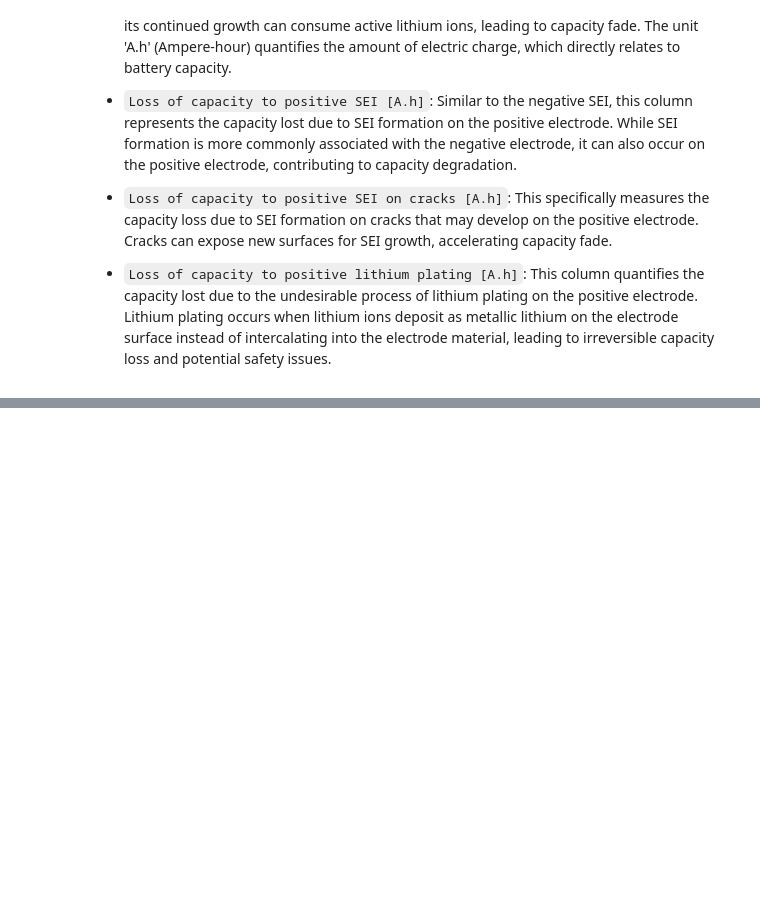
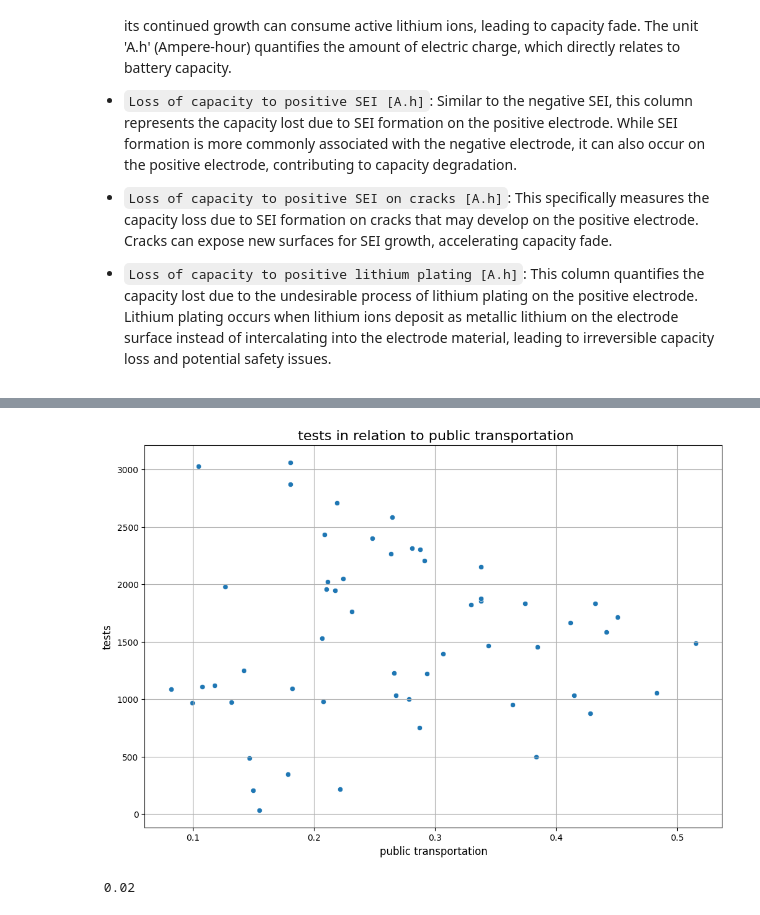
Before and after one commit to Amyy13/Amyy13, a Jupyter notebook: 10_Argonne_dataset_explorer.ipynb, the cells around one changed output, grey strips where cells are left out. Cells and saved outputs as stored; diff of their text form; code cells hidden in the pictures; blank space fills up the shorter version.

```diff
--- a/10_Argonne_dataset_explorer.ipynb
+++ b/10_Argonne_dataset_explorer.ipynb
@@ -211,0 +144,14 @@ memory usage: 296.7 KB
+# %%
+plt.figure(figsize=(12, 8))
+# YOUR CODE HERE
+sb.scatterplot(data=covid, x='PERTRAN', y='TEST_5_1')
+plt.title(' tests in relation to public transportation', fontsize=16)
+plt.xlabel('public transportation', fontsize=12)
+plt.ylabel('tests', fontsize=12)
+plt.grid(True)
+plt.show()
+correlation = covid['PERTRAN'].corr(covid['TEST_5_1'])
+print(f" {correlation:.2f}")
+# %% [output]
+[figure, added]
+ 0.02
```
Also changed, not shown: parts of 25 cells of this notebook.
